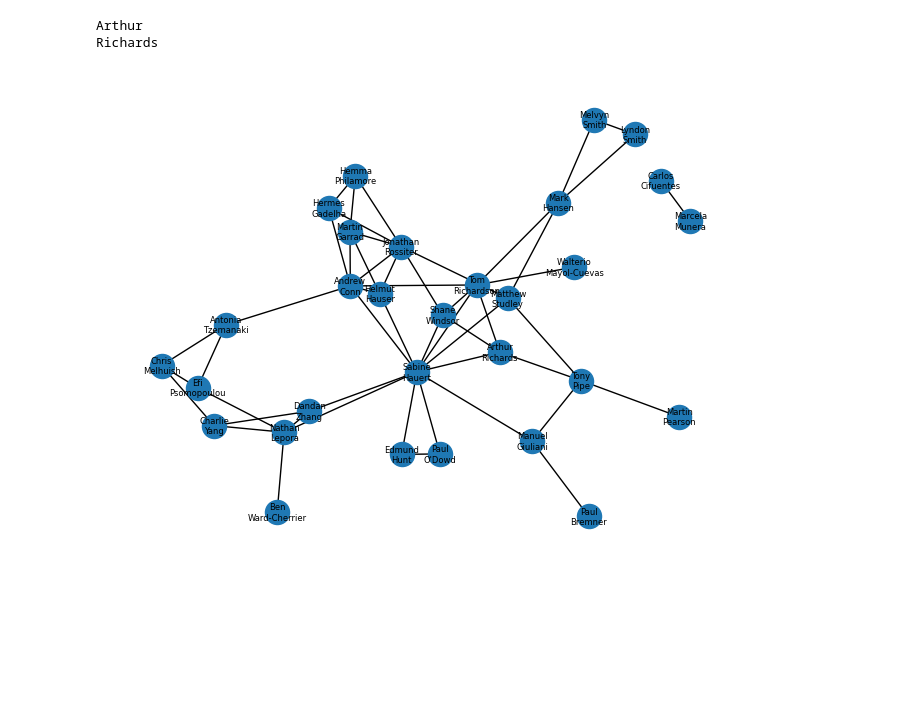
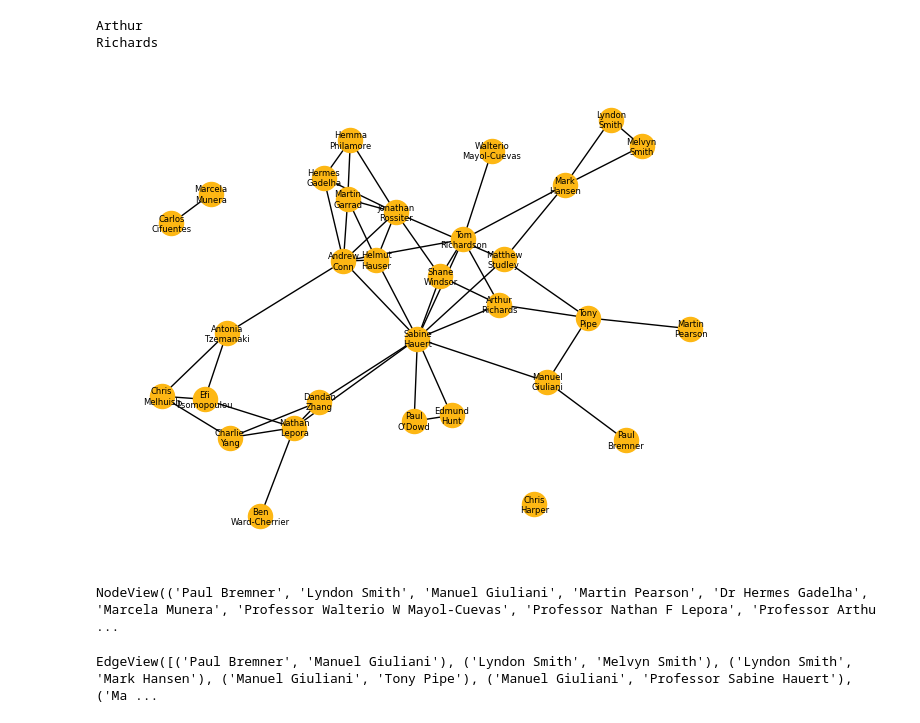
Before and after one commit to arthurrichards77/publication_scraping, a Jupyter notebook: analysis.ipynb, the cells around one changed output. Saved outputs shown, nothing was run; the diff lists cells and outputs as text; code cells hidden in the pictures; blank space fills up the shorter version.

Commit message:
Prettier plots

```diff
--- a/analysis.ipynb
+++ b/analysis.ipynb
@@ -49,5 +49,8 @@ num_papers = [sum(brl_always['year']==y) for y in years]
 num_papers
 # %% [output]
 [174, 138, 129, 147, 99]
+# %%
+brl_yellow = (253/255, 183/255, 20/255)
+brl_blue = (35/255, 86/255, 167/255)
 # %%
 import matplotlib.pyplot as plt
@@ -107,6 +112,7 @@ total_num_authors
 # %%
 import networkx as nx
 G = nx.Graph()
+G.add_nodes_from(authors)
 # %%
 for a in brl_since_2018['all_author_list']:
     if len(a)>1:
@@ -132,14 +138,23 @@ Arthur
 Richards
 # %%
 #pos = nx.random_layout(G)
-#pos = nx.circular_layout(G)
+pos = nx.circular_layout(G)
 #pos = nx.planar_layout(G)
 #pos = nx.bipartite_layout(G)
 pos = nx.kamada_kawai_layout(G, weight=None)
 pos = nx.spring_layout(G,k=1,pos = pos, weight=None)
-nx.draw(G, pos)
+nx.draw(G, pos, node_color=brl_yellow)
 
 label_dict = {n: fix_label(n) for n in G}
-labels = nx.draw_networkx_labels(G, pos, font_size=6, labels=label_dict)
+labels = nx.draw_networkx_labels(G, pos, font_size=6, labels=label_dict, font_color='k')
+plt.savefig('results/collab.png', dpi=300)
 # %% [output]
-[figure, old version]
+[figure, new version]
+# %%
+G.nodes
+# %% [output]
+NodeView(('Paul Bremner', 'Lyndon Smith', 'Manuel Giuliani', 'Martin Pearson', 'Dr Hermes Gadelha', 'Marcela Munera', 'Professor Walterio W Mayol-Cuevas', 'Professor Nathan F Lepora', 'Professor Arthu ...
+# %%
+G.edges
+# %% [output]
+EdgeView([('Paul Bremner', 'Manuel Giuliani'), ('Lyndon Smith', 'Melvyn Smith'), ('Lyndon Smith', 'Mark Hansen'), ('Manuel Giuliani', 'Tony Pipe'), ('Manuel Giuliani', 'Professor Sabine Hauert'), ('Ma ...
```
Also changed, not shown: parts of 2 cells of this notebook, 1 other file.
